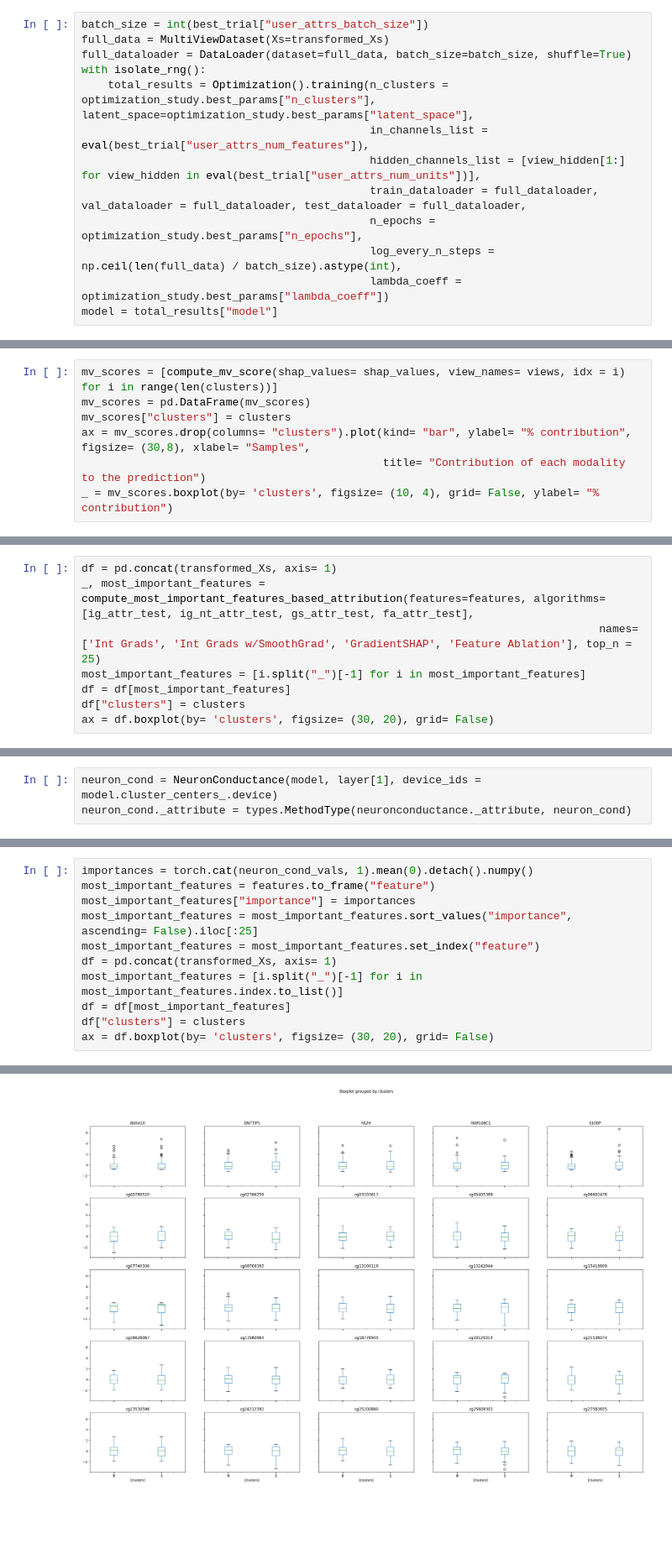
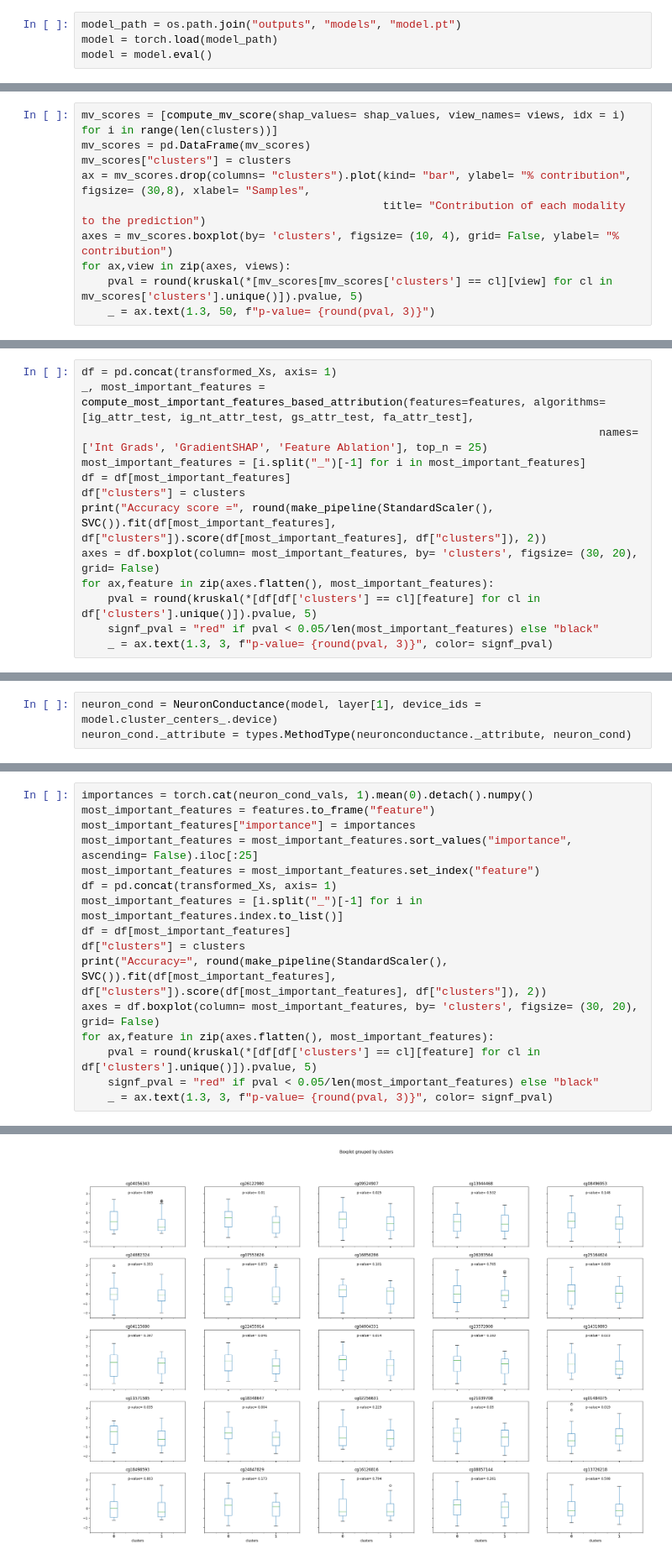
Before and after one commit to albertolzs/edc_mo_pdac, a Jupyter notebook: src/explainability.ipynb, the cells around one changed output, grey strips where cells are left out. Shown at 84% size. Drawn from its saved outputs; the diff is of its cells as text; blank space fills up the shorter version.

```diff
--- a/src/explainability.ipynb
+++ b/src/explainability.ipynb
@@ -101,15 +106,6 @@ transformed_X.shape (147, 10240)
 | TCGA-2J-AABE | -0.211745 | -0.698987 | 0.046295 | -0.167821 | 0.721762 | -0.584655 | -0.515060 | 0.903657 | -0.765430 | -1.021597 | ... | ... |
 5 rows × 10240 columns
 # %%
-batch_size = int(best_trial["user_attrs_batch_size"])
-full_data = MultiViewDataset(Xs=transformed_Xs)
-full_dataloader = DataLoader(dataset=full_data, batch_size=batch_size, shuffle=True)
-with isolate_rng():
-    total_results = Optimization().training(n_clusters = optimization_study.best_params["n_clusters"], latent_space=optimization_study.best_params["latent_space"],
-                                            in_channels_list = eval(best_trial["user_attrs_num_features"]),
-                                            hidden_channels_list = [view_hidden[1:] for view_hidden in eval(best_trial["user_attrs_num_units"])],
-                                            train_dataloader = full_dataloader, val_dataloader = full_dataloader, test_dataloader = full_dataloader,
-                                            n_epochs = optimization_study.best_params["n_epochs"],
-                                            log_every_n_steps = np.ceil(len(full_data) / batch_size).astype(int),
-                                            lambda_coeff = optimization_study.best_params["lambda_coeff"])
-model = total_results["model"]
+model_path = os.path.join("outputs", "models", "model.pt")
+model = torch.load(model_path)
+model = model.eval()
@@ -183,5 +158,8 @@ mv_scores = pd.DataFrame(mv_scores)
 mv_scores["clusters"] = clusters
 ax = mv_scores.drop(columns= "clusters").plot(kind= "bar", ylabel= "% contribution", figsize= (30,8), xlabel= "Samples",
                                               title= "Contribution of each modality to the prediction")
-_ = mv_scores.boxplot(by= 'clusters', figsize= (10, 4), grid= False, ylabel= "% contribution")
+axes = mv_scores.boxplot(by= 'clusters', figsize= (10, 4), grid= False, ylabel= "% contribution")
+for ax,view in zip(axes, views):
+    pval = round(kruskal(*[mv_scores[mv_scores['clusters'] == cl][view] for cl in mv_scores['clusters'].unique()]).pvalue, 5)
+    _ = ax.text(1.3, 50, f"p-value= {round(pval, 3)}")
 # %% [output]
@@ -209,9 +187,14 @@ plot_attribution_algorithm_comparison(features=features, algorithms= [ig_attr_te
 # %%
 df = pd.concat(transformed_Xs, axis= 1)
 _, most_important_features = compute_most_important_features_based_attribution(features=features, algorithms= [ig_attr_test, ig_nt_attr_test, gs_attr_test, fa_attr_test],
-                                                                               names= ['Int Grads', 'Int Grads w/SmoothGrad', 'GradientSHAP', 'Feature Ablation'], top_n = 25)
+                                                                               names= ['Int Grads', 'GradientSHAP', 'Feature Ablation'], top_n = 25)
 most_important_features = [i.split("_")[-1] for i in most_important_features]
 df = df[most_important_features]
 df["clusters"] = clusters
-ax = df.boxplot(by= 'clusters', figsize= (30, 20), grid= False)
+print("Accuracy score =", round(make_pipeline(StandardScaler(), SVC()).fit(df[most_important_features], df["clusters"]).score(df[most_important_features], df["clusters"]), 2))
+axes = df.boxplot(column= most_important_features, by= 'clusters', figsize= (30, 20), grid= False)
+for ax,feature in zip(axes.flatten(), most_important_features):
+    pval = round(kruskal(*[df[df['clusters'] == cl][feature] for cl in df['clusters'].unique()]).pvalue, 5)
+    signf_pval = "red" if pval < 0.05/len(most_important_features) else "black"
+    _ = ax.text(1.3, 3, f"p-value= {round(pval, 3)}", color= signf_pval)
 # %% [output]
@@ -250,5 +234,10 @@ df = pd.concat(transformed_Xs, axis= 1)
 most_important_features = [i.split("_")[-1] for i in most_important_features.index.to_list()]
 df = df[most_important_features]
 df["clusters"] = clusters
-ax = df.boxplot(by= 'clusters', figsize= (30, 20), grid= False)
+print("Accuracy=", round(make_pipeline(StandardScaler(), SVC()).fit(df[most_important_features], df["clusters"]).score(df[most_important_features], df["clusters"]), 2))
+axes = df.boxplot(column= most_important_features, by= 'clusters', figsize= (30, 20), grid= False)
+for ax,feature in zip(axes.flatten(), most_important_features):
+    pval = round(kruskal(*[df[df['clusters'] == cl][feature] for cl in df['clusters'].unique()]).pvalue, 5)
+    signf_pval = "red" if pval < 0.05/len(most_important_features) else "black"
+    _ = ax.text(1.3, 3, f"p-value= {round(pval, 3)}", color= signf_pval)
 # %% [output]
@@ -255,4 +245,4 @@ ax = df.boxplot(by= 'clusters', figsize= (30, 20), grid= False)
-[figure, old version]
+[figure, new version]
 # %%
 neuron_selector = sorted_neurons[1]
 neuron_cond_vals = neuron_cond.attribute(inputs = inputs, baselines=baselines, target = target, neuron_selector= neuron_selector)
```
Also changed, not shown: parts of 16 cells of this notebook.
